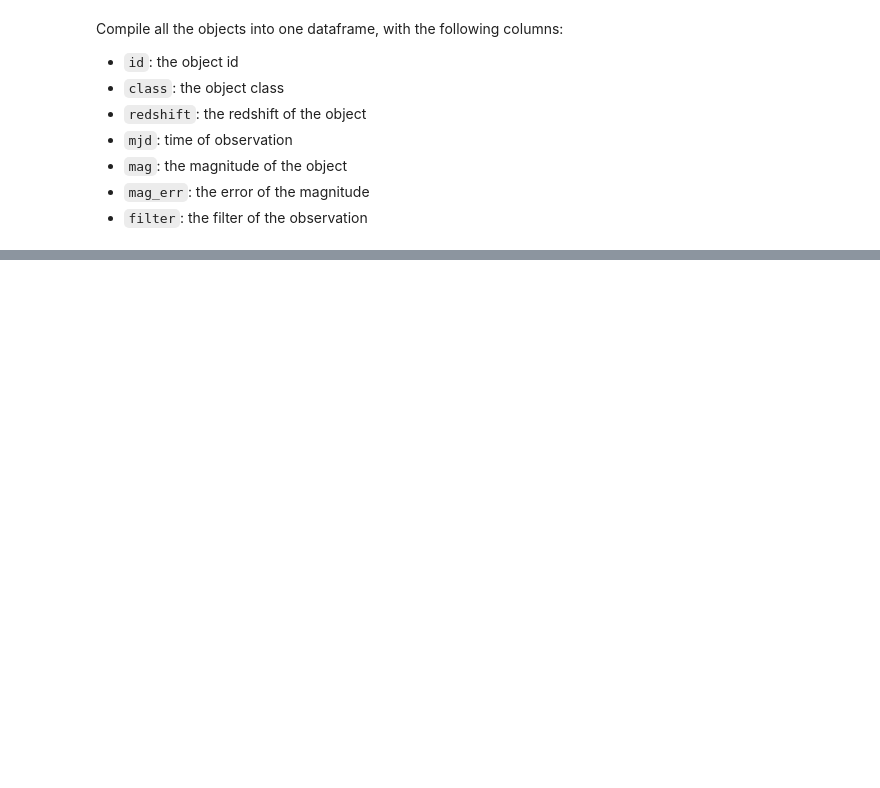
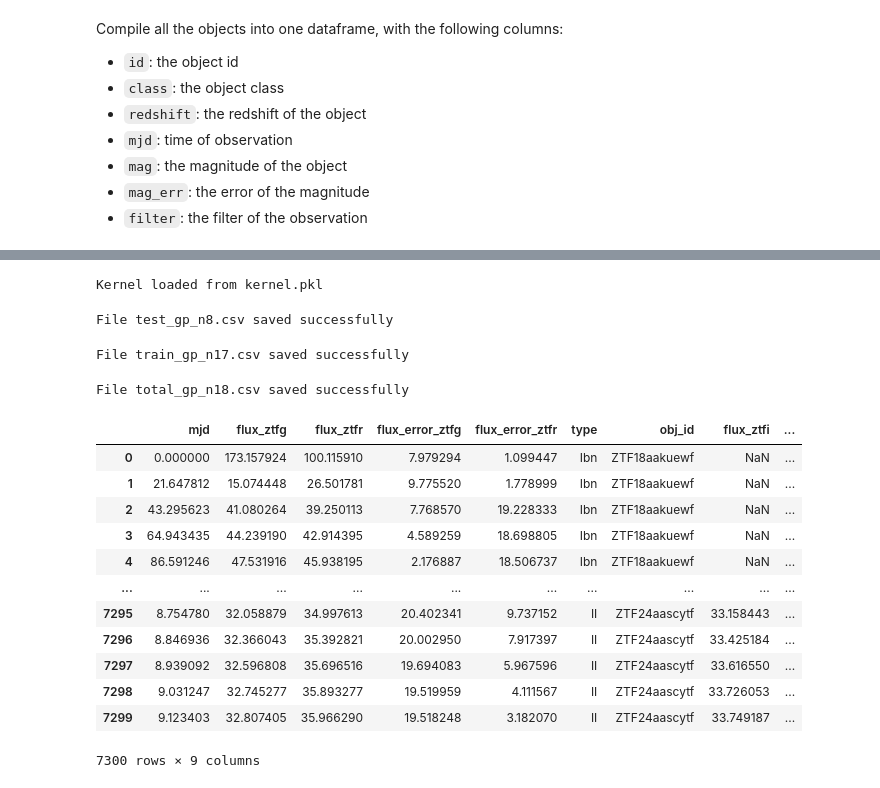
Before and after one commit to tylerbarna/kn-imposters, a Jupyter notebook: on_gp.ipynb, the cells around one changed output, grey strips where cells are left out. Drawn from its saved outputs; the diff is of its cells as text; code cells hidden in the pictures; blank space fills up the shorter version.

```diff
--- a/on_gp.ipynb
+++ b/on_gp.ipynb
@@ -281,9 +284,50 @@ def process_gaussian(df, kernel=None, number_gp=100, save=False, name=''):
     res_df.reset_index(drop=True, inplace=True)
 
     if save:
-        types_str = '_'.join(df['type'].unique()) if hasattr(df['type'].unique(), '__iter__') else str(df['type'].unique())
-        filename = f'{name}_gp_{types_str}.csv'
+        #types_str = '_'.join(df['type'].unique()) if hasattr(df['type'].unique(), '__iter__') else str(df['type'].unique())
+        #filename = f'{name}_gp_{types_str}.csv'
+        num_types_str = str(len(df['type'].unique()))
+        filename = f'{name}_gp_n{num_types_str}.csv'
         filename = filename.replace(' ', '_')
         res_df.to_csv(filename, index=False)
         print(f'File {filename} saved successfully')
     return res_df
+
+def save_kernel(kernel, filename):
+    with open(filename, 'wb') as f:
+        pickle.dump(kernel, f)
+    print(f'Kernel saved to {filename}')
+
+def load_kernel(filename):
+    with open(filename, 'rb') as f:
+        kernel = pickle.load(f)
+    print(f'Kernel loaded from {filename}')
+    return kernel
+# %%
+kernel = load_kernel('kernel.pkl')
+# %% [output]
+Kernel loaded from kernel.pkl
+# %%
+test_results = process_gaussian(test_data, kernel=kernel, save=True, name='test')
+train_results = process_gaussian(train_data, kernel=kernel, save=True, name='train')
+total_results = process_gaussian(norm_df, kernel=kernel, save=True, name='total')
+# %% [output]
+File test_gp_n8.csv saved successfully
+File train_gp_n17.csv saved successfully
+File total_gp_n18.csv saved successfully
+# %%
+total_results
+# %% [output]
+|  | mjd | flux_ztfg | flux_ztfr | flux_error_ztfg | flux_error_ztfr | type | obj_id | flux_ztfi | ... |
+| 0 | 0.000000 | 173.157924 | 100.115910 | 7.979294 | 1.099447 | Ibn | ZTF18aakuewf | NaN | ... |
+| 1 | 21.647812 | 15.074448 | 26.501781 | 9.775520 | 1.778999 | Ibn | ZTF18aakuewf | NaN | ... |
+| 2 | 43.295623 | 41.080264 | 39.250113 | 7.768570 | 19.228333 | Ibn | ZTF18aakuewf | NaN | ... |
+| 3 | 64.943435 | 44.239190 | 42.914395 | 4.589259 | 18.698805 | Ibn | ZTF18aakuewf | NaN | ... |
+| 4 | 86.591246 | 47.531916 | 45.938195 | 2.176887 | 18.506737 | Ibn | ZTF18aakuewf | NaN | ... |
+| ... | ... | ... | ... | ... | ... | ... | ... | ... | ... |
+| 7295 | 8.754780 | 32.058879 | 34.997613 | 20.402341 | 9.737152 | II | ZTF24aascytf | 33.158443 | ... |
+| 7296 | 8.846936 | 32.366043 | 35.392821 | 20.002950 | 7.917397 | II | ZTF24aascytf | 33.425184 | ... |
+| 7297 | 8.939092 | 32.596808 | 35.696516 | 19.694083 | 5.967596 | II | ZTF24aascytf | 33.616550 | ... |
+| 7298 | 9.031247 | 32.745277 | 35.893277 | 19.519959 | 4.111567 | II | ZTF24aascytf | 33.726053 | ... |
+| 7299 | 9.123403 | 32.807405 | 35.966290 | 19.518248 | 3.182070 | II | ZTF24aascytf | 33.749187 | ... |
+7300 rows × 9 columns
```
Also changed, not shown: parts of 10 cells of this notebook.
